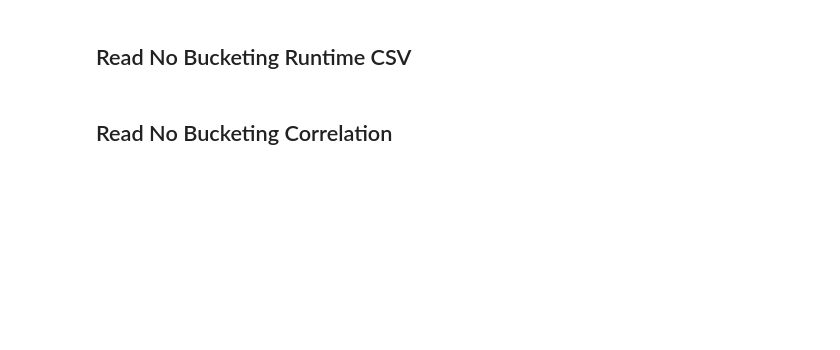
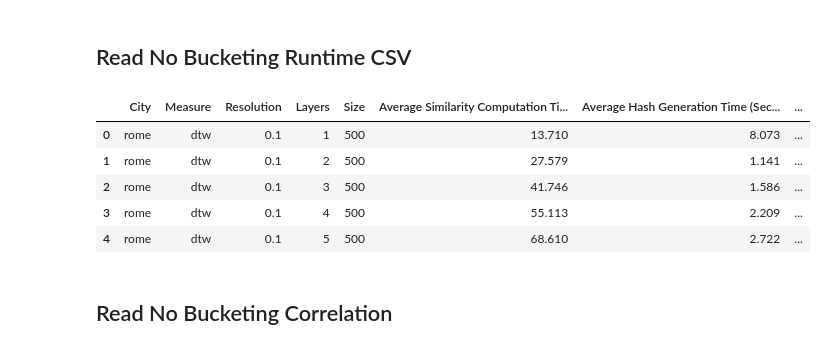
Before and after one commit to eivindmidtbo/masteroppgave, a Jupyter notebook: result_analysis/bucketing_vs_nobucketing/bucketing_vs_nobucketing.ipynb, the cells around one changed output. Drawn from its saved outputs; the diff is of its cells as text; code cells hidden in the pictures; blank space fills up the shorter version.

```diff
--- a/result_analysis/bucketing_vs_nobucketing/bucketing_vs_nobucketing.ipynb
+++ b/result_analysis/bucketing_vs_nobucketing/bucketing_vs_nobucketing.ipynb
@@ -50,18 +60,20 @@ runtime_bucketing.head(5)
 # %% [markdown]
 ## Read No Bucketing Runtime CSV
 # %%
-CITY = "rome"
-MEASURE = "dtw"
-DATA_SIZE = [500]
-SCHEME = "grid"
-
-
+DATA_SIZE_WITH_BRACKETS = f"[{DATA_SIZE}]"
 folder_path = f"../../results_hashed/runtimes/no_bucketing/{CITY}/{MEASURE}/"
-file_name = f"runtimes_{CITY}_{MEASURE}_{DATA_SIZE}_{SCHEME}_no_bucketing.csv"
+file_name = f"runtimes_{CITY}_{MEASURE}_{DATA_SIZE_WITH_BRACKETS}_{SCHEME}_no_bucketing.csv"
 file_path = folder_path + file_name
 
 runtime_no_bucketing = pd.read_csv(file_path)
 runtime_no_bucketing.head(5)
+# %% [output]
+|  | City | Measure | Resolution | Layers | Size | Average Similarity Computation Ti... | Average Hash Generation Time (Sec... | ... |
+| 0 | rome | dtw | 0.1 | 1 | 500 | 13.710 | 8.073 | ... |
+| 1 | rome | dtw | 0.1 | 2 | 500 | 27.579 | 1.141 | ... |
+| 2 | rome | dtw | 0.1 | 3 | 500 | 41.746 | 1.586 | ... |
+| 3 | rome | dtw | 0.1 | 4 | 500 | 55.113 | 2.209 | ... |
+| 4 | rome | dtw | 0.1 | 5 | 500 | 68.610 | 2.722 | ... |
 # %% [markdown]
 ## Read No Bucketing Correlation
 # %%
```
Also changed, not shown: parts of 9 cells of this notebook, 1 other file.
